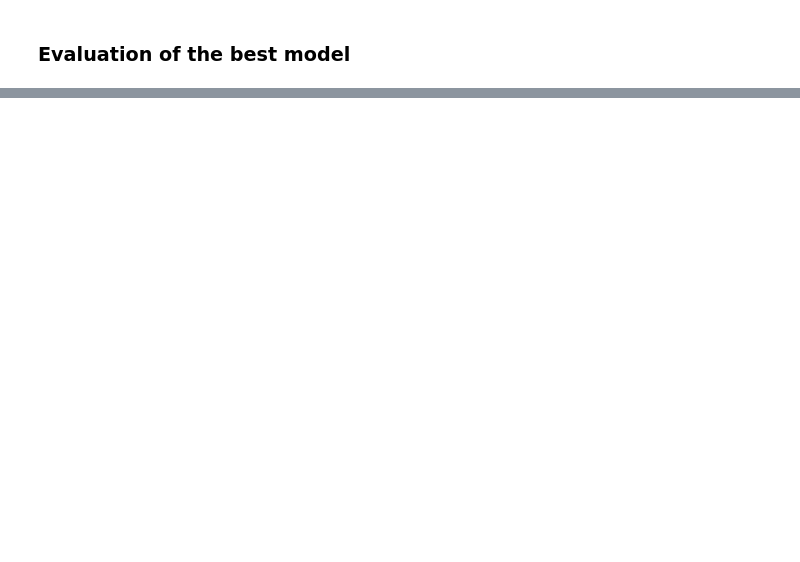
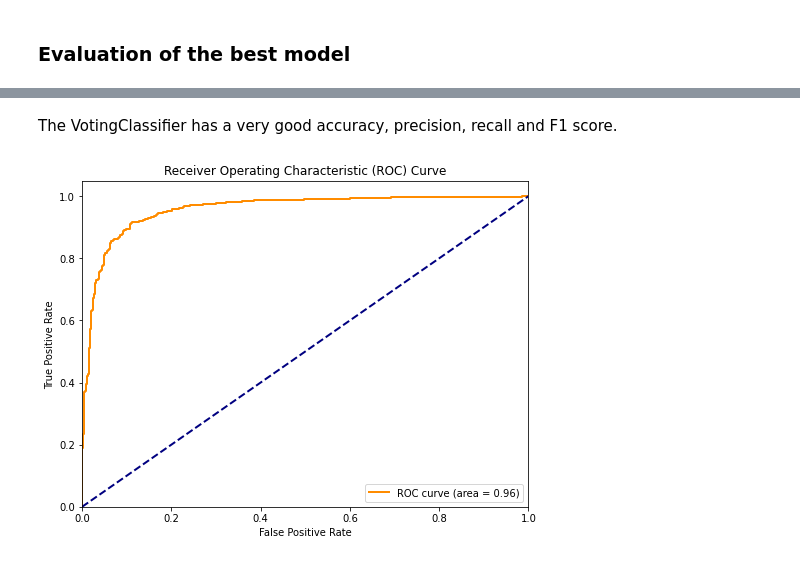
Before and after one commit to AleandroPresta/customer-shopping-analysis, a Jupyter notebook: apple-quality/notebooks/Prediction.ipynb, the cells around one changed output, grey strips where cells are left out. Drawn from its saved outputs; the diff is of its cells as text; code cells hidden in the pictures; blank space fills up the shorter version.

```diff
--- a/apple-quality/notebooks/Prediction.ipynb
+++ b/apple-quality/notebooks/Prediction.ipynb
@@ -317,2 +322,21 @@ The best overall model is the VotingClassifier.
 # %% [markdown]
 ### Evaluation of the best model
+# %%
+voting_classifier = VotingClassifier(
+    estimators=[
+        ('rf', RandomForestClassifier()),
+        ('gb', GradientBoostingClassifier()),
+        ('xgb', XGBClassifier())
+    ],
+    voting='soft',
+    weights=[1, 1, 2]
+)
+
+pipeline = Pipeline([
+    ('scaler', StandardScaler()),
+    ('model', voting_classifier)
+])
+
+pipeline.fit(X_train, y_train)
+
+y_pred = pipeline.predict(X_test)
@@ -318,0 +360,26 @@ The best overall model is the VotingClassifier.
+# %% [markdown]
+The VotingClassifier has a very good accuracy, precision, recall and F1 score.
+# %%
+from sklearn.metrics import roc_curve
+import matplotlib.pyplot as plt
+
+# Predict probabilities
+y_pred_proba = pipeline.predict_proba(X_test)[:, 1]
+
+# Compute ROC curve and ROC area
+fpr, tpr, thresholds = roc_curve(y_test, y_pred_proba)
+roc_auc = roc_auc_score(y_test, y_pred_proba)
+
+# Plot ROC curve
+plt.figure(figsize=(8, 6))
+plt.plot(fpr, tpr, color='darkorange', lw=2, label=f'ROC curve (area = {roc_auc:.2f})')
+plt.plot([0, 1], [0, 1], color='navy', lw=2, linestyle='--')
+plt.xlim([0.0, 1.0])
+plt.ylim([0.0, 1.05])
+plt.xlabel('False Positive Rate')
+plt.ylabel('True Positive Rate')
+plt.title('Receiver Operating Characteristic (ROC) Curve')
+plt.legend(loc='lower right')
+plt.show()
+# %% [output]
+[figure, added]
```
Also changed, not shown: parts of 8 cells of this notebook, 3 other files.
